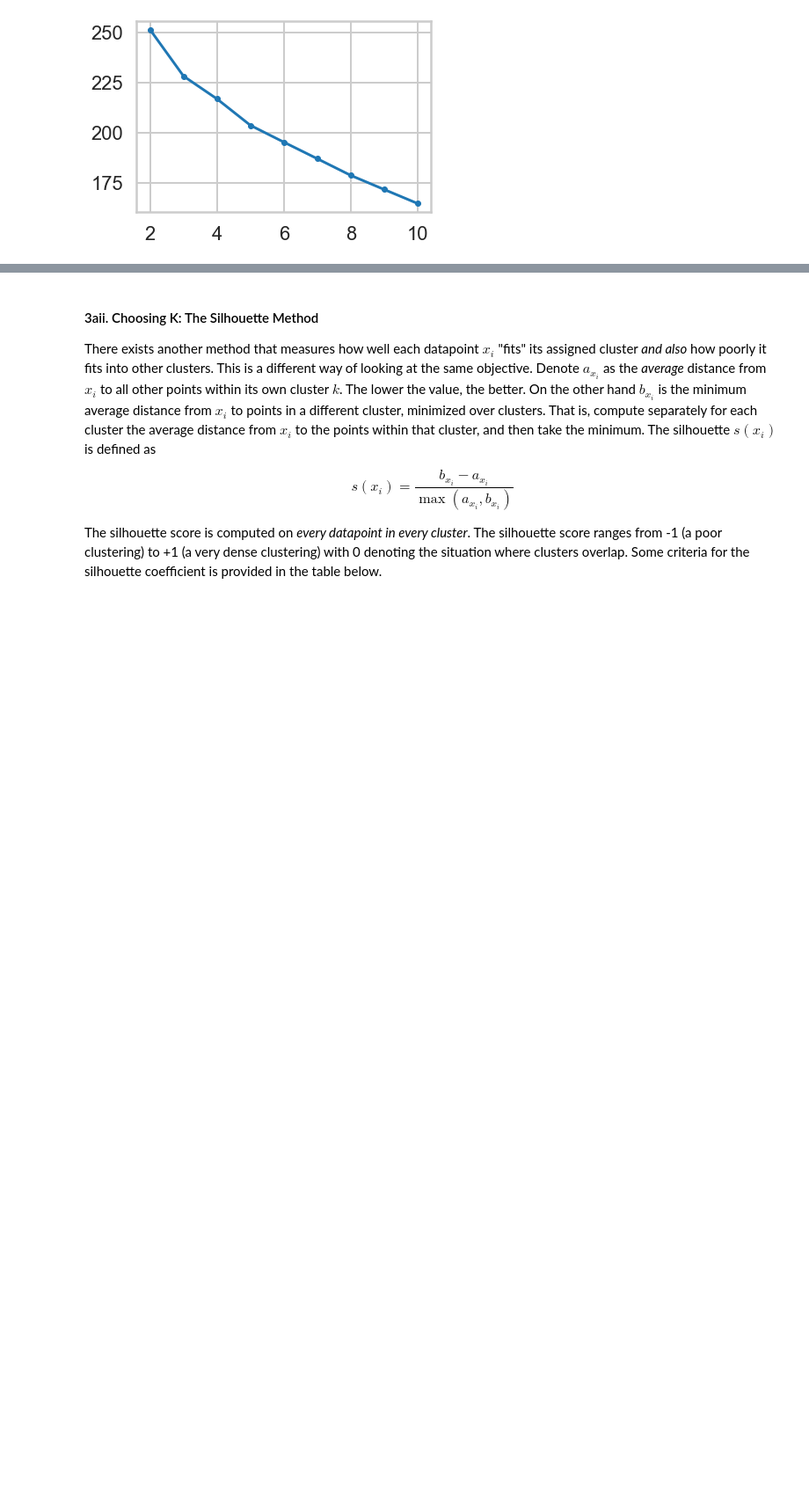
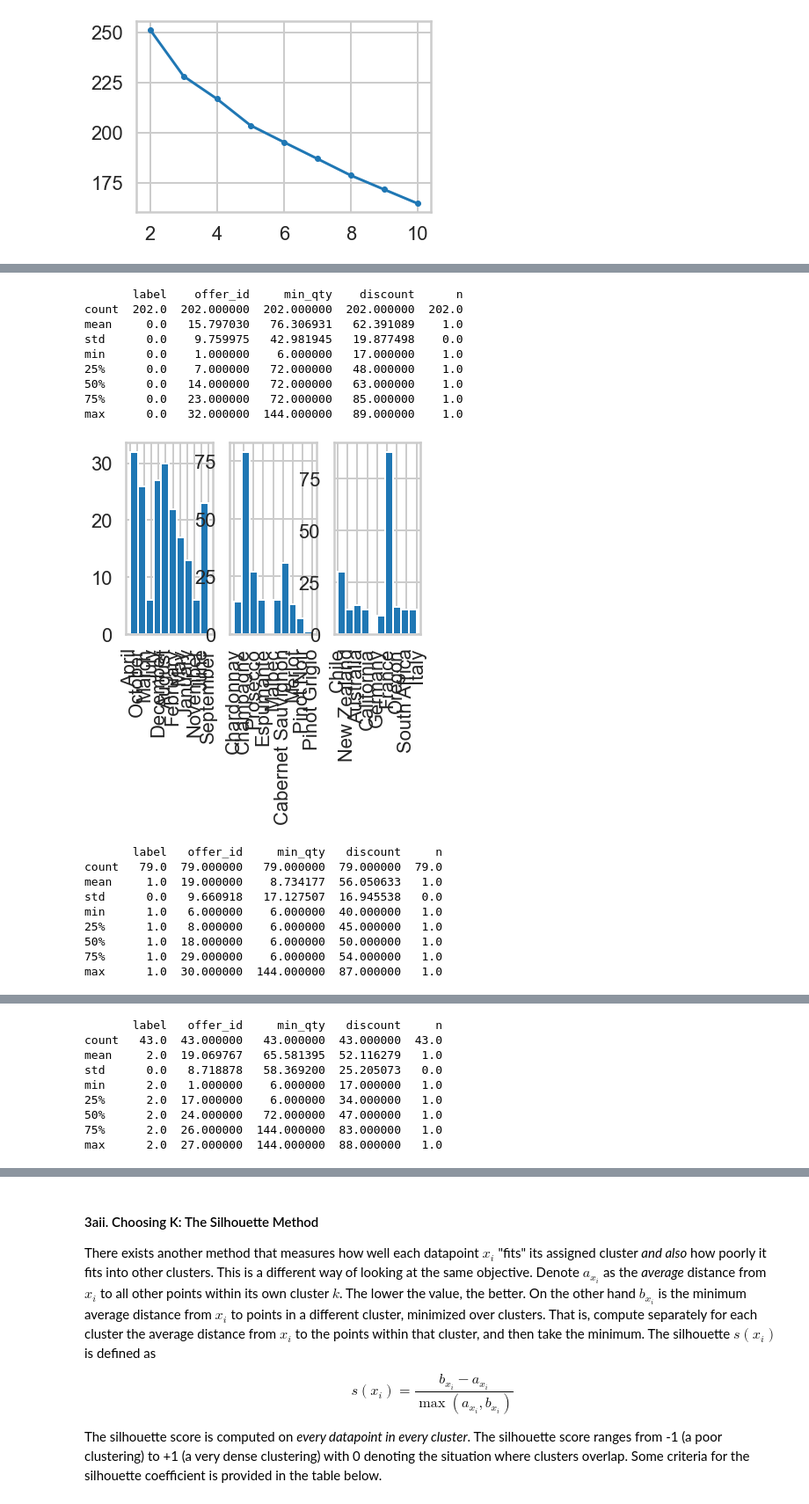
Before and after one commit to michaelearnest/Springboard, a Jupyter notebook: Clustering Case Study/Clustering Case Study - Customer Segmentation with K-Means - Tier 3.ipynb, the cells around one changed output, grey strips where cells are left out. Shown: that part at 88% size. Saved outputs shown, nothing was run; the diff lists cells and outputs as text; code cells hidden in the pictures; blank space fills up the shorter version.

```diff
--- a/Clustering Case Study/Clustering Case Study - Customer Segmentation with K-Means - Tier 3.ipynb
+++ b/Clustering Case Study/Clustering Case Study - Customer Segmentation with K-Means - Tier 3.ipynb
@@ -178,0 +202,40 @@ plt.show()
+# %%
+labeled_customers = pd.DataFrame({'customer' : X.index, 'label' : labels[k_best]})
+labeled_merged    = pd.merge(labeled_customers, merged, how = 'inner', left_on = 'customer', right_on = 'customer_name')
+
+for label in [0,1,2]:
+    group_data = labeled_merged[labeled_merged['label'] == label]
+    print(group_data.describe(), end = '\n\n')
+
+    plt.subplot(1, 3, 1)
+    plt.hist(group_data['campaign'])
+    plt.xticks(rotation = 90)
+    plt.subplot(1, 3, 2)
+    plt.hist(group_data['varietal'])
+    plt.xticks(rotation = 90)
+    plt.subplot(1, 3, 3)
+    plt.hist(group_data['origin'])
+    plt.xticks(rotation = 90)
+    #plt.tight_layout()
+    plt.show()
+    #for i, cat_column in enumerate(['campaign', 'varietal', 'origin']):
+# %% [output]
+       label    offer_id     min_qty    discount      n
+count  202.0  202.000000  202.000000  202.000000  202.0
+mean     0.0   15.797030   76.306931   62.391089    1.0
+std      0.0    9.759975   42.981945   19.877498    0.0
+min      0.0    1.000000    6.000000   17.000000    1.0
+25%      0.0    7.000000   72.000000   48.000000    1.0
+50%      0.0   14.000000   72.000000   63.000000    1.0
+75%      0.0   23.000000   72.000000   85.000000    1.0
+max      0.0   32.000000  144.000000   89.000000    1.0
+[figure, added]
+       label   offer_id     min_qty   discount     n
+count   79.0  79.000000   79.000000  79.000000  79.0
+mean     1.0  19.000000    8.734177  56.050633   1.0
+std      0.0   9.660918   17.127507  16.945538   0.0
+min      1.0   6.000000    6.000000  40.000000   1.0
+25%      1.0   8.000000    6.000000  45.000000   1.0
+50%      1.0  18.000000    6.000000  50.000000   1.0
+75%      1.0  29.000000    6.000000  54.000000   1.0
+max      1.0  30.000000  144.000000  87.000000   1.0
@@ -178,0 +243,9 @@ plt.show()
+       label   offer_id     min_qty   discount     n
+count   43.0  43.000000   43.000000  43.000000  43.0
+mean     2.0  19.069767   65.581395  52.116279   1.0
+std      0.0   8.718878   58.369200  25.205073   0.0
+min      2.0   1.000000    6.000000  17.000000   1.0
+25%      2.0  17.000000    6.000000  34.000000   1.0
+50%      2.0  24.000000   72.000000  47.000000   1.0
+75%      2.0  26.000000  144.000000  83.000000   1.0
+max      2.0  27.000000  144.000000  88.000000   1.0
```
Also changed, not shown: parts of 8 cells of this notebook.
